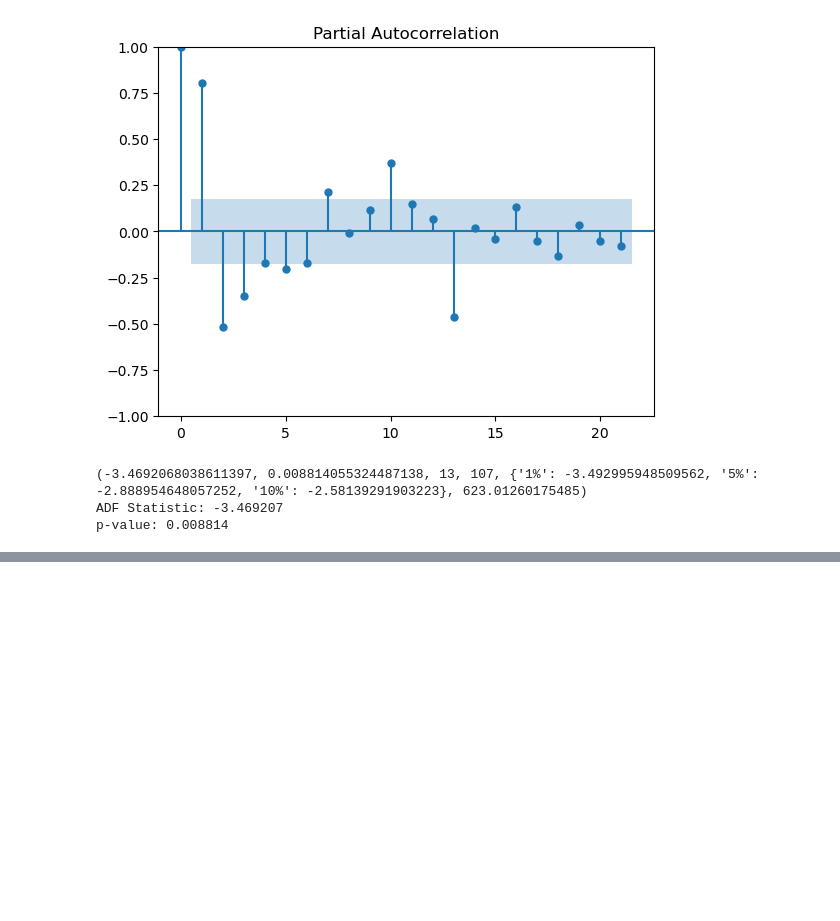
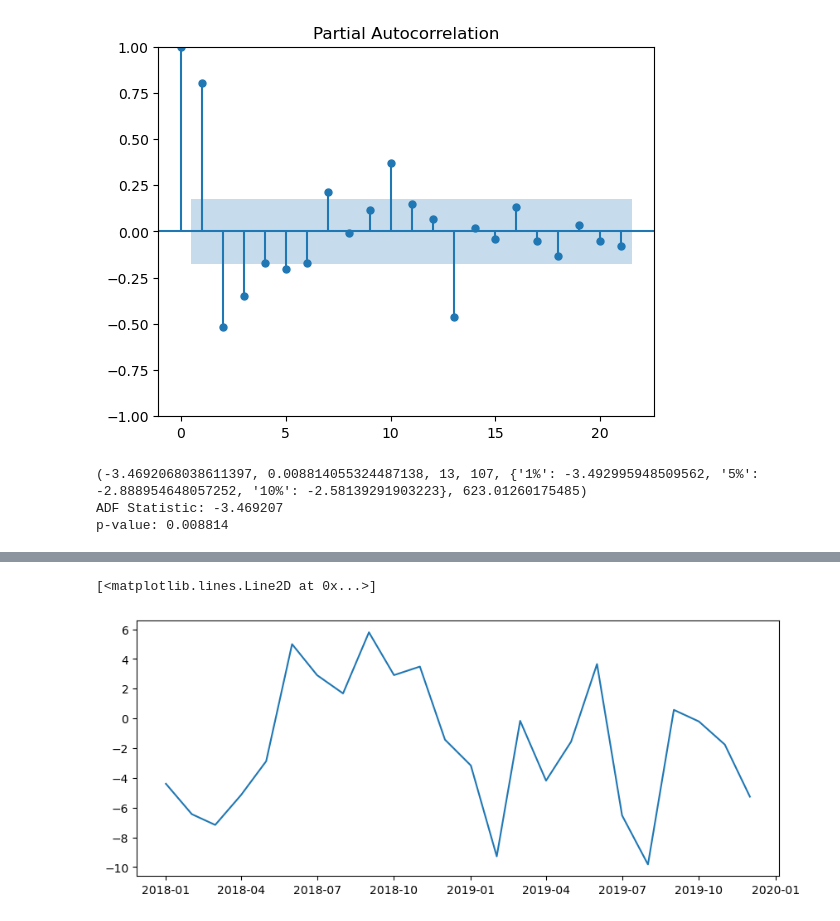
Before and after one commit to bhanurana430/Stock-Time-Series, a Jupyter notebook: Ice Cream/main.ipynb, the cells around one changed output, grey strips where cells are left out. Drawn from its saved outputs; the diff is of its cells as text; code cells hidden in the pictures; blank space fills up the shorter version.

```diff
--- a/Ice Cream/main.ipynb
+++ b/Ice Cream/main.ipynb
@@ -75,3 +75,7 @@ test_end = datetime(2019,12,1)
 # %%
 train_data = df_ic.production[:train_end]
 test_data = df_ic.production[train_end + pd.DateOffset(days=1):test_end]
+# %%
+model = ARIMA(train_data, order=(14,0,0))
+model_fit = model.fit()
+model_fit.summary()
@@ -77,0 +114,12 @@ test_data = df_ic.production[train_end + pd.DateOffset(days=1):test_end]
+# %%
+pred_start_date = test_data.index[0]
+pred_end_date = test_data.index[-1]
+# %%
+pred = model_fit.predict(start=pred_start_date, end=pred_end_date)
+residuals = test_data - pred
+# %%
+plt.figure(figsize=(10,4))
+plt.plot(residuals, label='Residuals')
+# %% [output]
+[<matplotlib.lines.Line2D at 0x...>]
+[figure, added]
```
Also changed, not shown: parts of 4 cells of this notebook.
